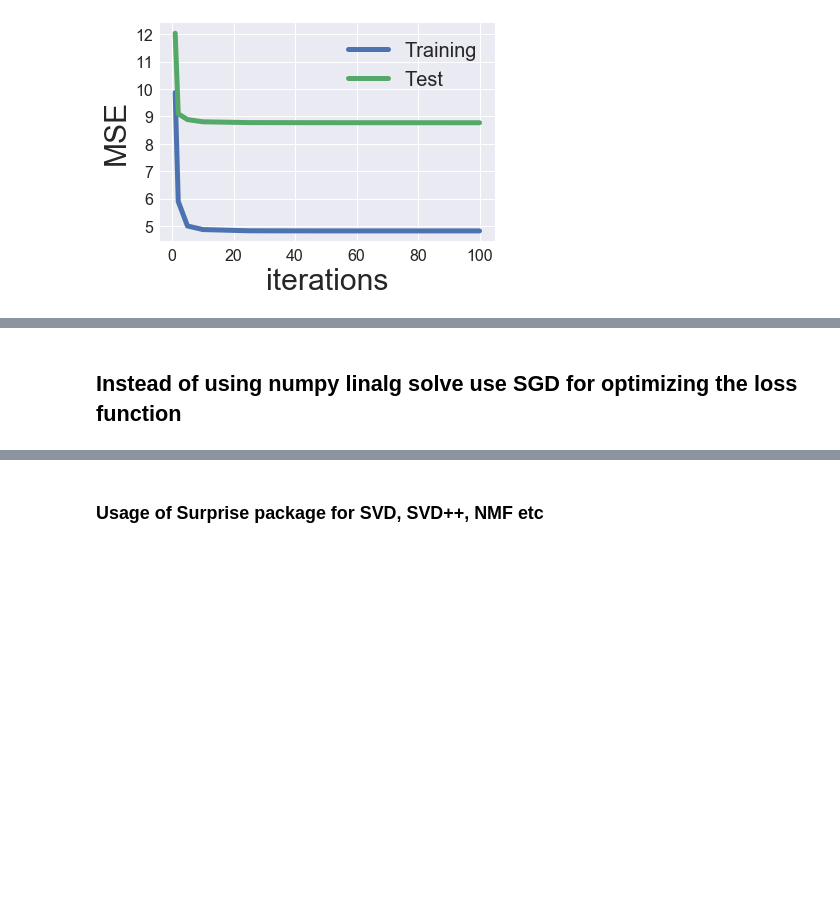
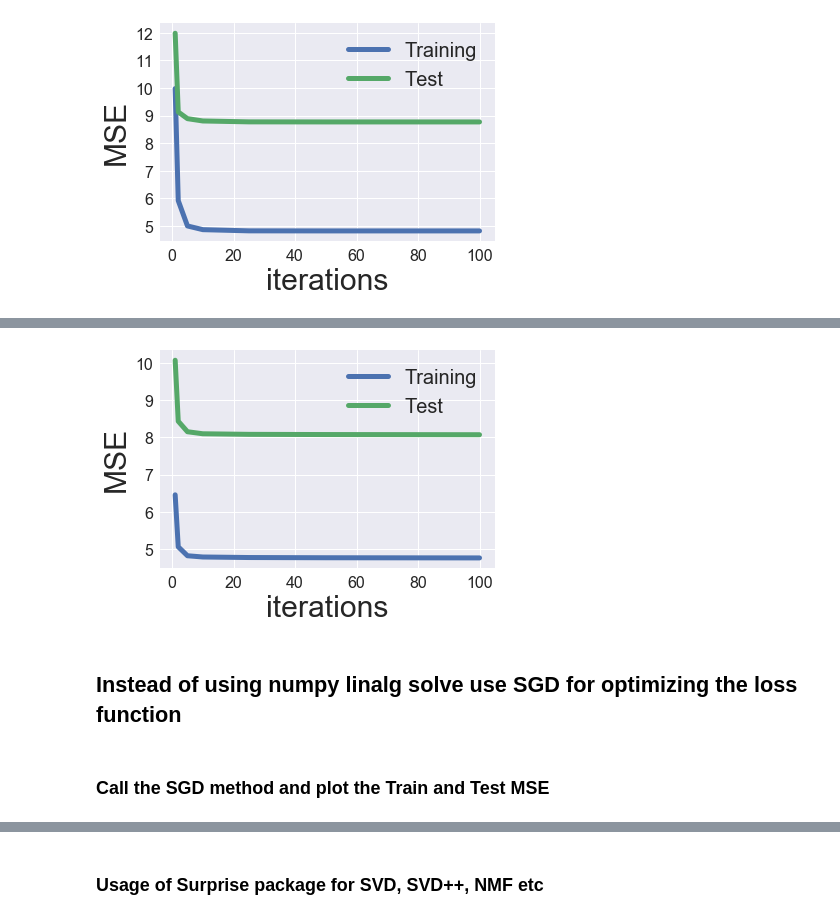
Before and after one commit to abhikbanerjee/Ml_Recs_Notebooks, a Jupyter notebook: Recommendation_Models_Notebooks/Recommendation_Matrix_fact.ipynb, the cells around one changed output, grey strips where cells are left out. Cells and saved outputs as stored; diff of their text form; code cells hidden in the pictures; blank space fills up the shorter version.

Commit message:
matrix fact code

```diff
--- a/Recommendation_Models_Notebooks/Recommendation_Matrix_fact.ipynb
+++ b/Recommendation_Models_Notebooks/Recommendation_Matrix_fact.ipynb
@@ -323,0 +326,31 @@ plot_learning_curve(iter_array, MF_ALS_reg)
+# %%
+latent_factors = [5, 10, 20, 40, 80]
+regularizations = [0.1, 1., 10., 100.]
+regularizations.sort()
+iter_array = [1, 2, 5, 10, 25, 50, 100]
+
+best_params = {}
+best_params['n_factors'] = latent_factors[0]
+best_params['reg'] = regularizations[0]
+best_params['n_iter'] = 0
+best_params['train_mse'] = np.inf
+best_params['test_mse'] = np.inf
+best_params['model'] = None
+
+for fact in latent_factors:
+    print('Factors: {}'.format(fact))
+    for reg in regularizations:
+        print('Regularization: {}'.format(reg))
+        MF_ALS = ExplicitMF(train, n_factors=fact, \
+                            user_reg=reg, item_reg=reg)
+        MF_ALS.calculate_learning_curve(iter_array, test)
+        min_idx = np.argmin(MF_ALS.test_mse)
+        if MF_ALS.test_mse[min_idx] < best_params['test_mse']:
+            best_params['n_factors'] = fact
+            best_params['reg'] = reg
+            best_params['n_iter'] = iter_array[min_idx]
+            best_params['train_mse'] = MF_ALS.train_mse[min_idx]
+            best_params['test_mse'] = MF_ALS.test_mse[min_idx]
+            best_params['model'] = MF_ALS
+            print('New optimal hyperparameters')
+            print(pd.Series(best_params))
@@ -324,2 +375,7 @@ plot_learning_curve(iter_array, MF_ALS_reg)
+# %%
+best_als_model = best_params['model']
+plot_learning_curve(iter_array, best_als_model)
+# %% [output]
+[figure, added]
 # %% [markdown]
 ## Instead of using numpy linalg solve use SGD for optimizing the loss function
@@ -325,0 +589,2 @@ plot_learning_curve(iter_array, MF_ALS_reg)
+# %% [markdown]
+### Call the SGD method and plot the Train and Test MSE
```
Also changed, not shown: parts of 13 cells of this notebook.
